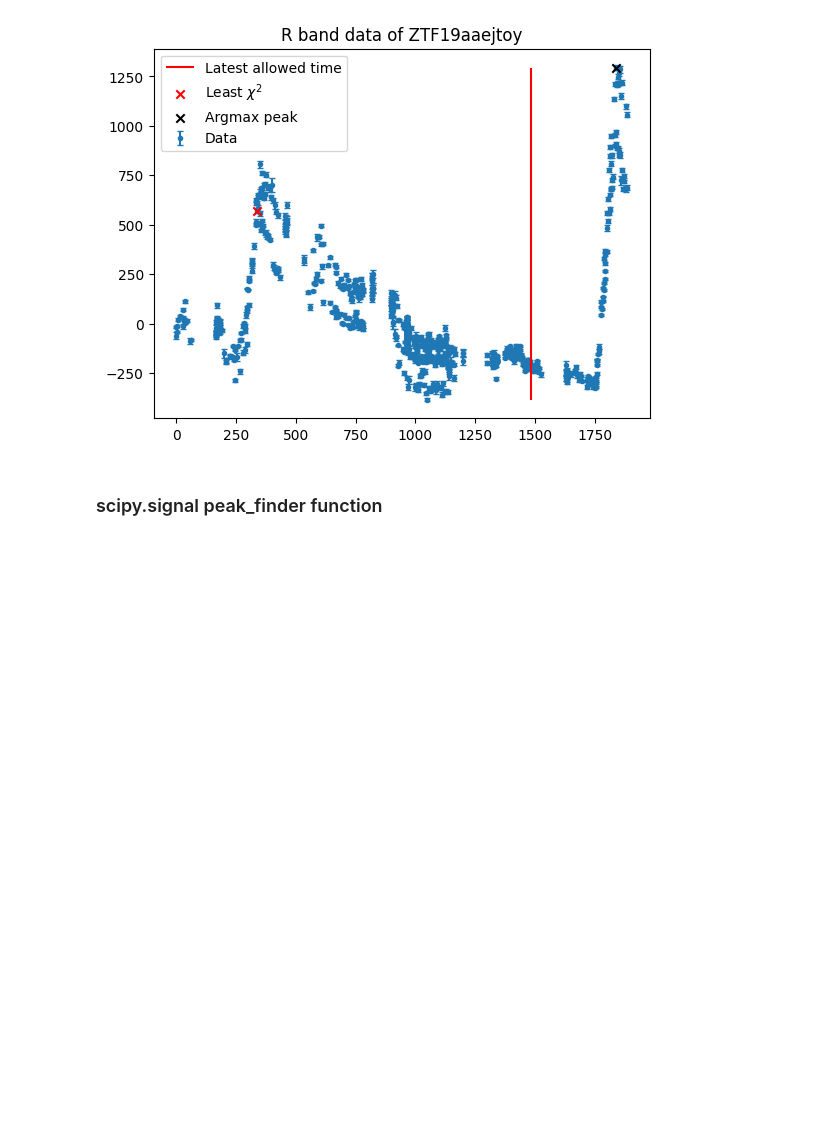
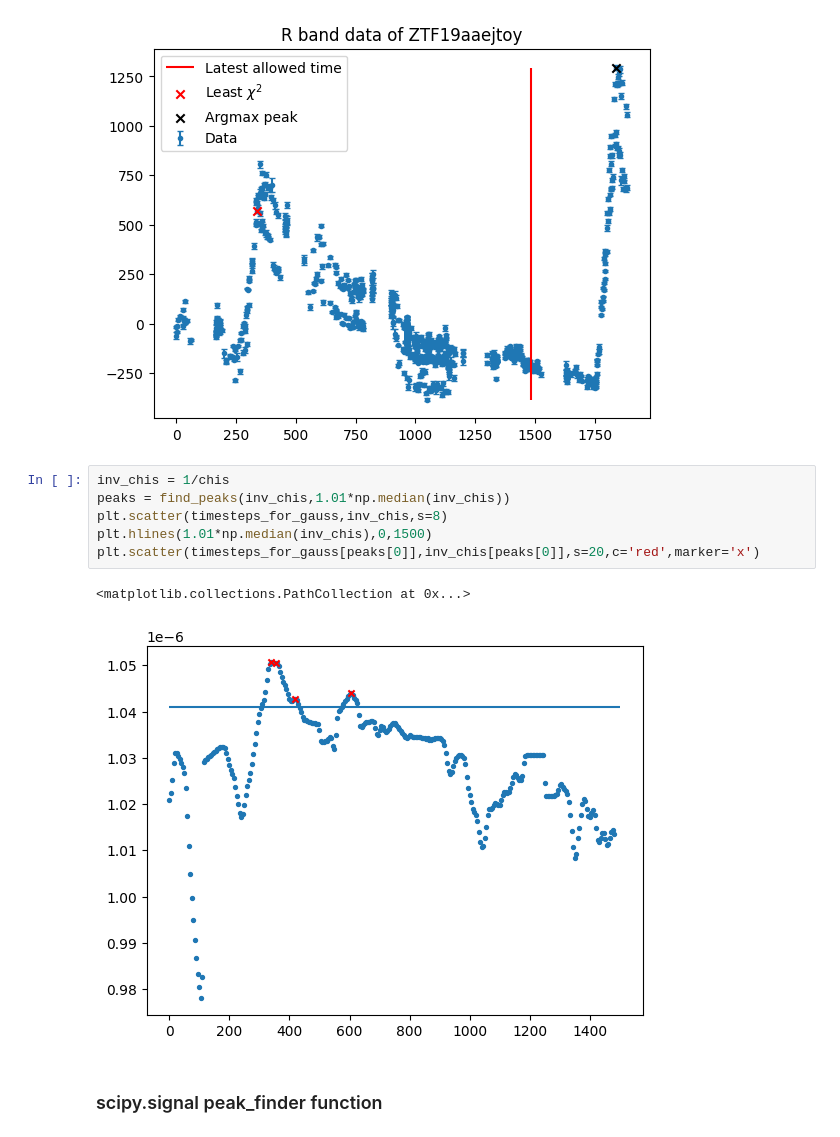
Before and after one commit to TimvdVuurst/FRP_TimvdVuurst, a Jupyter notebook: peak_finder.ipynb, the cells around one changed output. Saved outputs shown, nothing was run; the diff lists cells and outputs as text; blank space fills up the shorter version.

```diff
--- a/peak_finder.ipynb
+++ b/peak_finder.ipynb
@@ -119,6 +119,15 @@ plt.show()
 Sum of flux is now 17.20645891219278
 [figure]
 [figure]
+# %%
+inv_chis = 1/chis
+peaks = find_peaks(inv_chis,1.01*np.median(inv_chis))
+plt.scatter(timesteps_for_gauss,inv_chis,s=8)
+plt.hlines(1.01*np.median(inv_chis),0,1500)
+plt.scatter(timesteps_for_gauss[peaks[0]],inv_chis[peaks[0]],s=20,c='red',marker='x')
+# %% [output]
+<matplotlib.collections.PathCollection at 0x...>
+[figure, added]
 # %% [markdown]
 ### scipy.signal peak_finder function
 # %%
```
Also changed, not shown: 1 other file.
